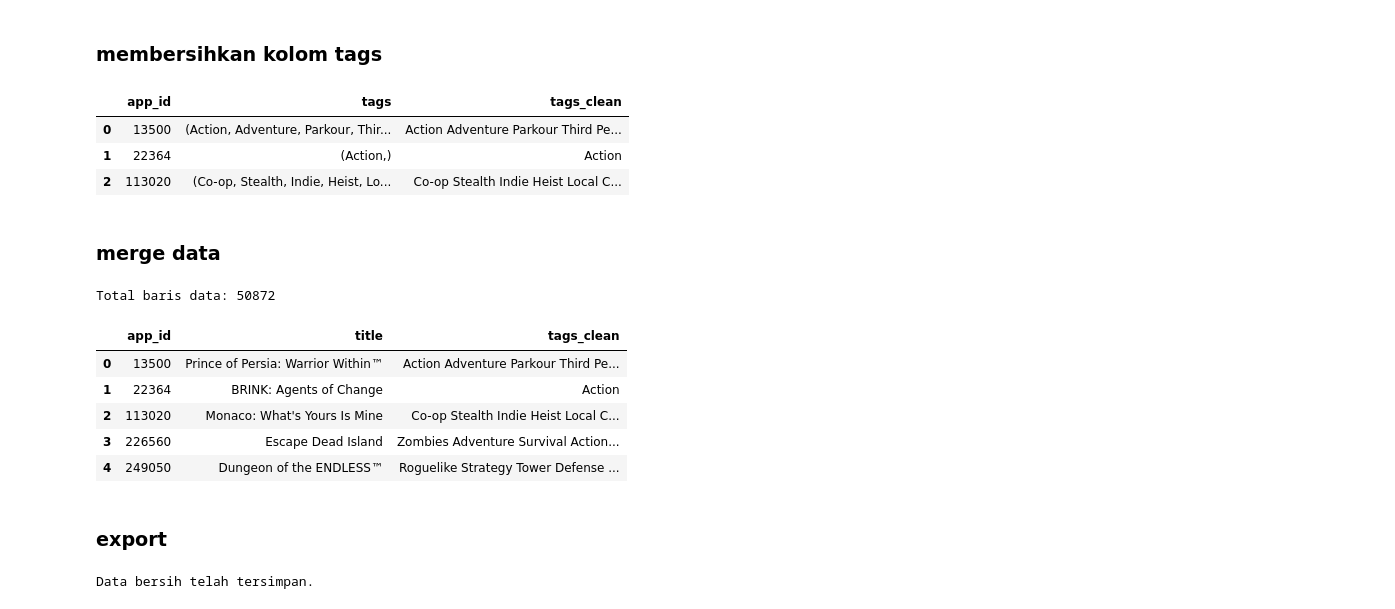
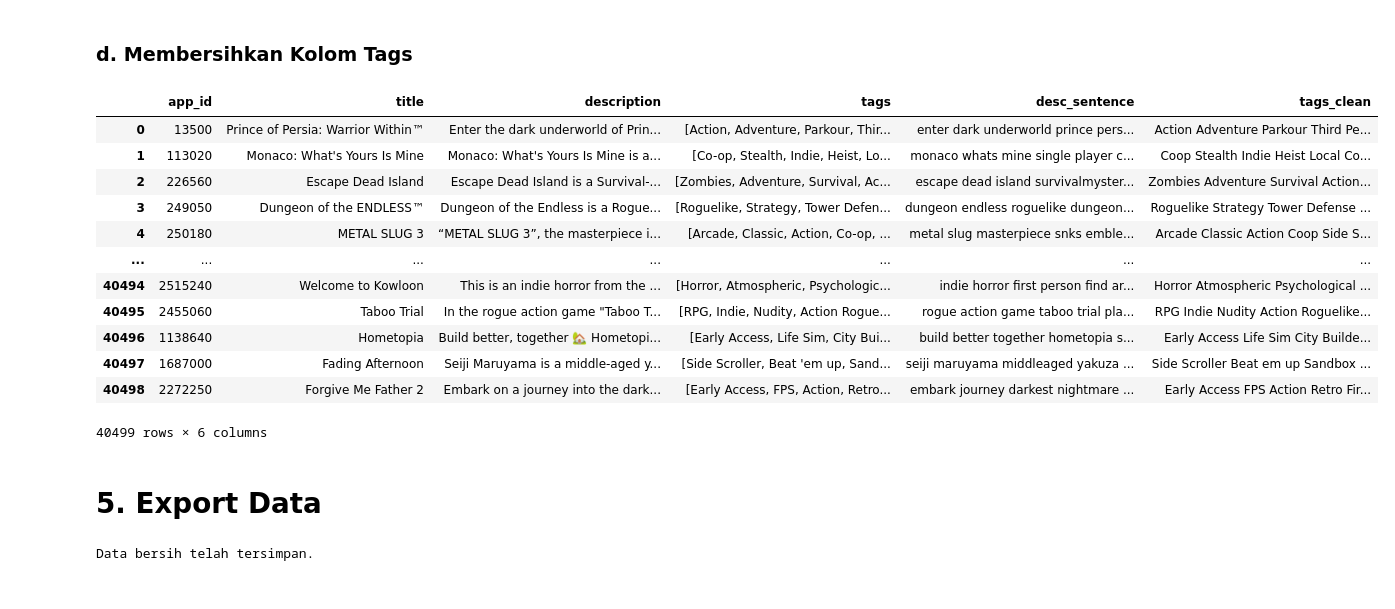
Before and after one commit to GamU-Labs/machine-learning, a Jupyter notebook: notebooks/01_EDA.ipynb, the cells around one changed output. Drawn from its saved outputs; the diff is of its cells as text; code cells hidden in the pictures.

Commit message:
Add desc_sentenced into clean_data_games.csv

```diff
--- a/notebooks/01_EDA.ipynb
+++ b/notebooks/01_EDA.ipynb
@@ -115,0 +147,3 @@ memory usage: 1.2+ MB
+# %%
+df_games_meta = df_games_meta[['app_id', 'title', 'description', 'tags']].copy()
+df_games_meta.head()
@@ -117,0 +161,12 @@ memory usage: 1.2+ MB
+# %%
+# Menghapus baris dengan title, description, atau tags yang kosong
+df_games_meta = df_games_meta.fillna('')
+
+df_games_meta = df_games_meta[
+    (df_games_meta['title'].astype(str).str.strip() != '') &
+    (df_games_meta['description'].astype(str).str.strip() != '') &
+    (df_games_meta['tags'].astype(str).str.strip() != '')
+].reset_index(drop=True)
+
+display(df_games_meta.head())
+print(f"Rows after dropping empty title/description/tags: {df_games_meta.shape[0]}")
@@ -162,2 +227,10 @@ def toSentence(list_words):
 # %%
-df_meta = df_meta.map(lambda x: tuple(x) if isinstance(x, list) else x)
+df_games_meta_cleaned = df_games_meta.copy()
+df_games_meta_cleaned['desc_clean'] = df_games_meta_cleaned['description'].apply(cleaningText)
+df_games_meta_cleaned['desc_caseFolded'] = df_games_meta_cleaned['desc_clean'].apply(caseFolding)
+df_games_meta_cleaned['desc_tokenized'] = df_games_meta_cleaned['desc_caseFolded'].apply(tokenizingText)
+df_games_meta_cleaned['desc_stopword'] = df_games_meta_cleaned['desc_tokenized'].apply(filteringText)
+df_games_meta_cleaned['desc_stemmed'] = df_games_meta_cleaned['desc_stopword'].apply(stemmingText)
+df_games_meta_cleaned['desc_lemmatized'] = df_games_meta_cleaned['desc_stopword'].apply(lemmatizingText)
+df_games_meta_cleaned['desc_sentence'] = df_games_meta_cleaned['desc_lemmatized'].apply(toSentence)
+display(df_games_meta_cleaned.head())
@@ -218,0 +244,4 @@ clean_df
+# %%
+drop_columns = ['desc_clean', 'desc_caseFolded', 'desc_tokenized', 'desc_stopword', 'desc_stemmed', 'desc_lemmatized']
+df_games_meta_cleaned = df_games_meta_cleaned.drop(columns=drop_columns)
+display(df_games_meta_cleaned.head())
@@ -219,35 +255,25 @@ clean_df
 # %% [markdown]
-### **membersihkan kolom tags**
+### d. Membersihkan Kolom Tags
 # %%
-clean_df['tags_clean'] = clean_df['tags'].apply(lambda x: ' '.join(x) if isinstance(x, tuple) else '')
-
-display(clean_df[['app_id', 'tags', 'tags_clean']].head(3))
+# bersihkan tags dari spesial karakter
+df_games_meta_cleaned['tags_clean'] = df_games_meta_cleaned['tags'].astype(str).apply(cleaningText)
+df_games_meta_cleaned
 # %% [output]
-|  | app_id | tags | tags_clean |
-| 0 | 13500 | (Action, Adventure, Parkour, Thir... | Action Adventure Parkour Third Pe... |
-| 1 | 22364 | (Action,) | Action |
-| 2 | 113020 | (Co-op, Stealth, Indie, Heist, Lo... | Co-op Stealth Indie Heist Local C... |
+|  | app_id | title | description | tags | desc_sentence | tags_clean |
+| 0 | 13500 | Prince of Persia: Warrior Within™ | Enter the dark underworld of Prin... | [Action, Adventure, Parkour, Thir... | enter dark underworld prince pers... | Action Adventure Parkour Third Pe... |
+| 1 | 113020 | Monaco: What's Yours Is Mine | Monaco: What's Yours Is Mine is a... | [Co-op, Stealth, Indie, Heist, Lo... | monaco whats mine single player c... | Coop Stealth Indie Heist Local Co... |
+| 2 | 226560 | Escape Dead Island | Escape Dead Island is a Survival-... | [Zombies, Adventure, Survival, Ac... | escape dead island survivalmyster... | Zombies Adventure Survival Action... |
+| 3 | 249050 | Dungeon of the ENDLESS™ | Dungeon of the Endless is a Rogue... | [Roguelike, Strategy, Tower Defen... | dungeon endless roguelike dungeon... | Roguelike Strategy Tower Defense ... |
+| 4 | 250180 | METAL SLUG 3 | “METAL SLUG 3”, the masterpiece i... | [Arcade, Classic, Action, Co-op, ... | metal slug masterpiece snks emble... | Arcade Classic Action Coop Side S... |
+| ... | ... | ... | ... | ... | ... | ... |
+| 40494 | 2515240 | Welcome to Kowloon | This is an indie horror from the ... | [Horror, Atmospheric, Psychologic... | indie horror first person find ar... | Horror Atmospheric Psychological ... |
+| 40495 | 2455060 | Taboo Trial | In the rogue action game "Taboo T... | [RPG, Indie, Nudity, Action Rogue... | rogue action game taboo trial pla... | RPG Indie Nudity Action Roguelike... |
+| 40496 | 1138640 | Hometopia | Build better, together 🏡 Hometopi... | [Early Access, Life Sim, City Bui... | build better together hometopia s... | Early Access Life Sim City Builde... |
+| 40497 | 1687000 | Fading Afternoon | Seiji Maruyama is a middle-aged y... | [Side Scroller, Beat 'em up, Sand... | seiji maruyama middleaged yakuza ... | Side Scroller Beat em up Sandbox ... |
+| 40498 | 2272250 | Forgive Me Father 2 | Embark on a journey into the dark... | [Early Access, FPS, Action, Retro... | embark journey darkest nightmare ... | Early Access FPS Action Retro Fir... |
+40499 rows × 6 columns
-# %% [markdown]
-### **merge data**
-# %%
-# kolom yang akan di-merge dengan df_games dari clean_df
-df_to_merge = clean_df[['app_id', 'desc_sentence', 'tags_clean']]
-
-# Merge dengan df_games berdasarkan app_id
-final_df = pd.merge(df_games, df_to_merge, on='app_id', how='inner')
-
-print(f"Total baris data: {final_df.shape[0]}")
-display(final_df[['app_id', 'title', 'tags_clean']].head())
-# %% [output]
-Total baris data: 50872
-|  | app_id | title | tags_clean |
-| 0 | 13500 | Prince of Persia: Warrior Within™ | Action Adventure Parkour Third Pe... |
-| 1 | 22364 | BRINK: Agents of Change | Action |
-| 2 | 113020 | Monaco: What's Yours Is Mine | Co-op Stealth Indie Heist Local C... |
-| 3 | 226560 | Escape Dead Island | Zombies Adventure Survival Action... |
-| 4 | 249050 | Dungeon of the ENDLESS™ | Roguelike Strategy Tower Defense ... |
 # %% [markdown]
-### **export**
+# **5. Export Data**
 # %%
 import os
 
```
Also changed, not shown: parts of 23 cells of this notebook.
